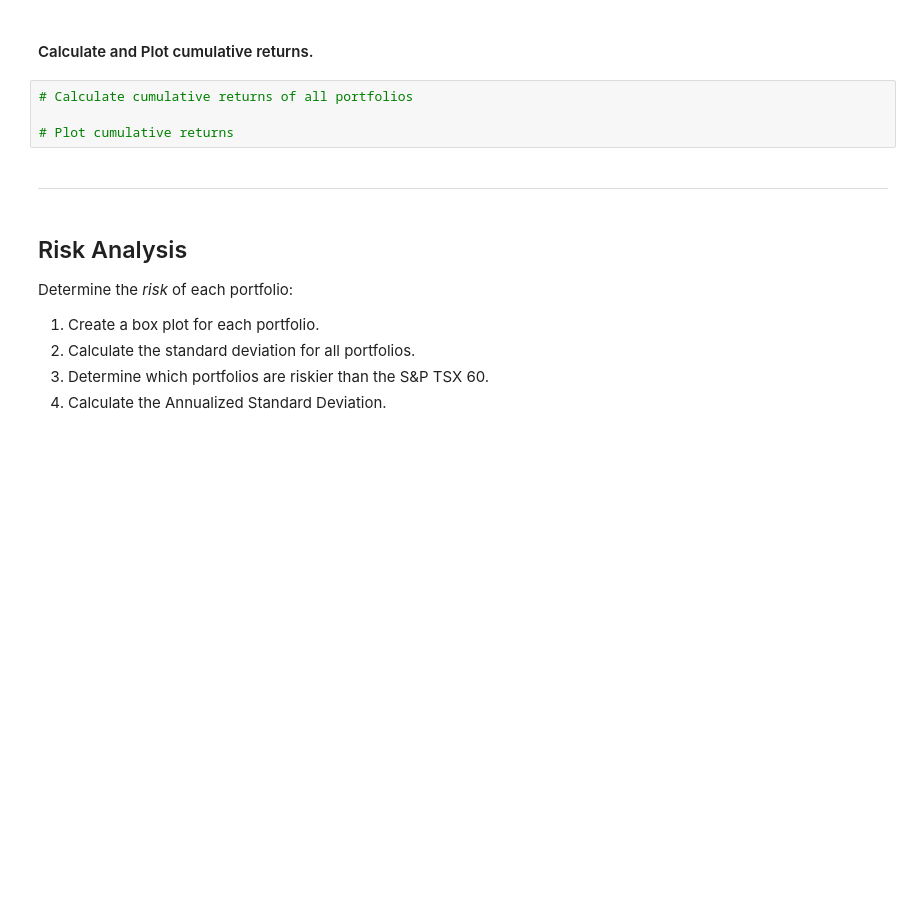
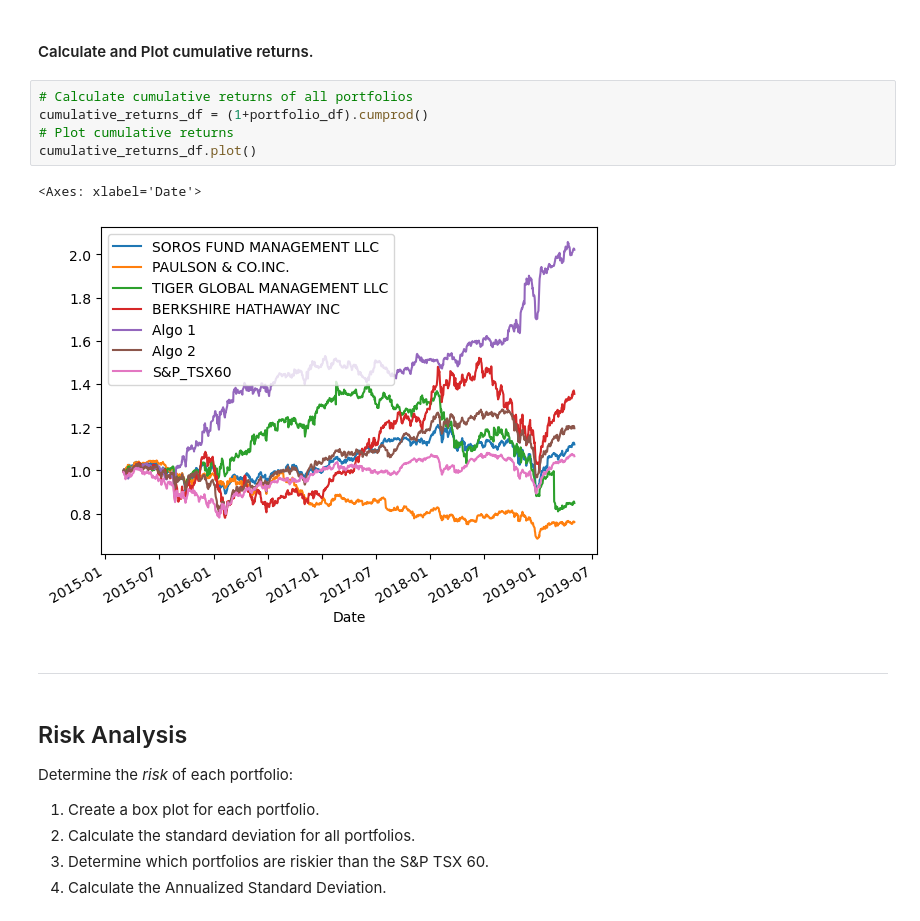
Before and after one commit to KPI68/homework-pandas, a Jupyter notebook: whale_analysis.ipynb, the cells around one changed output. Drawn from its saved outputs; the diff is of its cells as text; blank space fills up the shorter version.

```diff
--- a/whale_analysis.ipynb
+++ b/whale_analysis.ipynb
@@ -79,8 +195,12 @@ In this section, you will calculate and visualize performance and risk metrics f
 #### Calculate and Plot cumulative returns.
 # %%
 # Calculate cumulative returns of all portfolios
-
+cumulative_returns_df = (1+portfolio_df).cumprod()
 # Plot cumulative returns
+cumulative_returns_df.plot()
+# %% [output]
+<Axes: xlabel='Date'>
+[figure, added]
 # %% [markdown]
 ---
 # %% [markdown]
```
Also changed, not shown: parts of 50 cells of this notebook, 1 other file.
